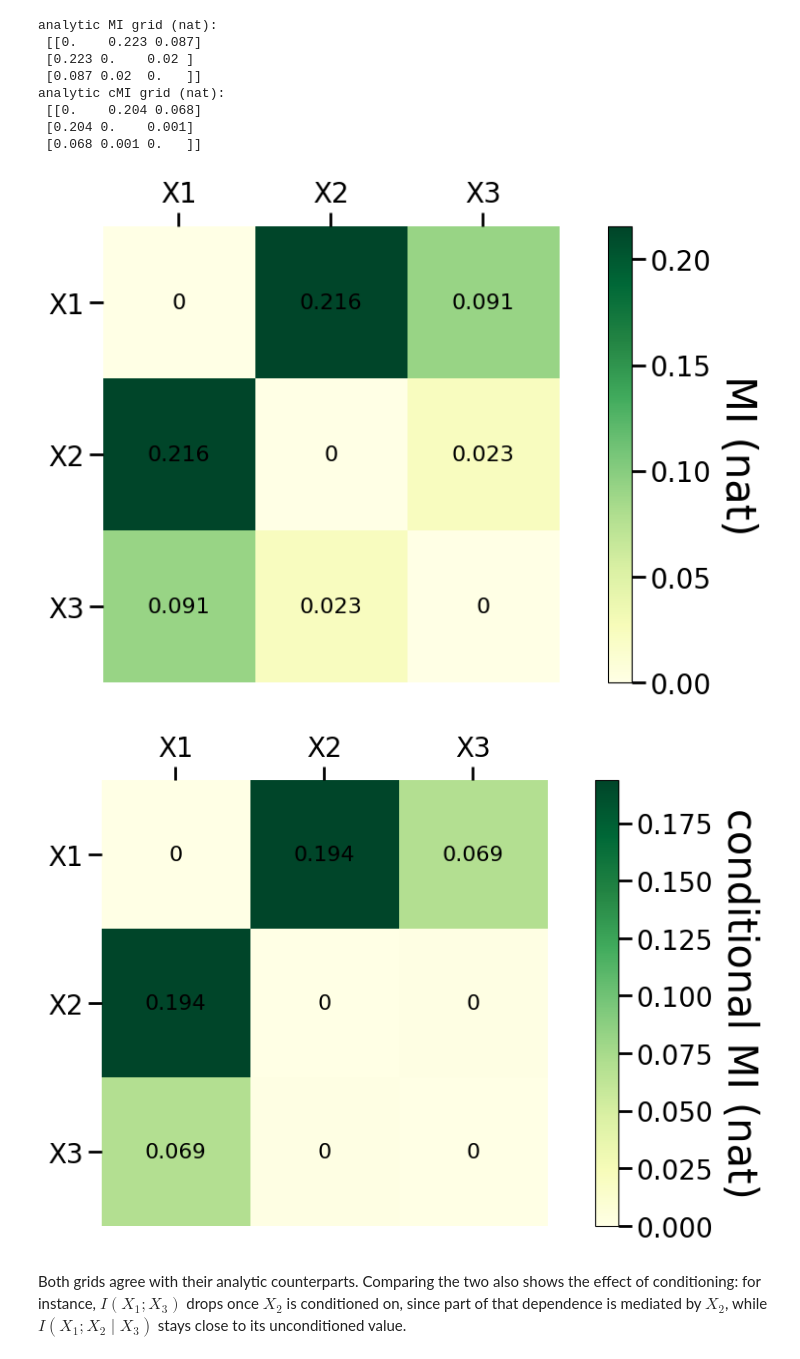
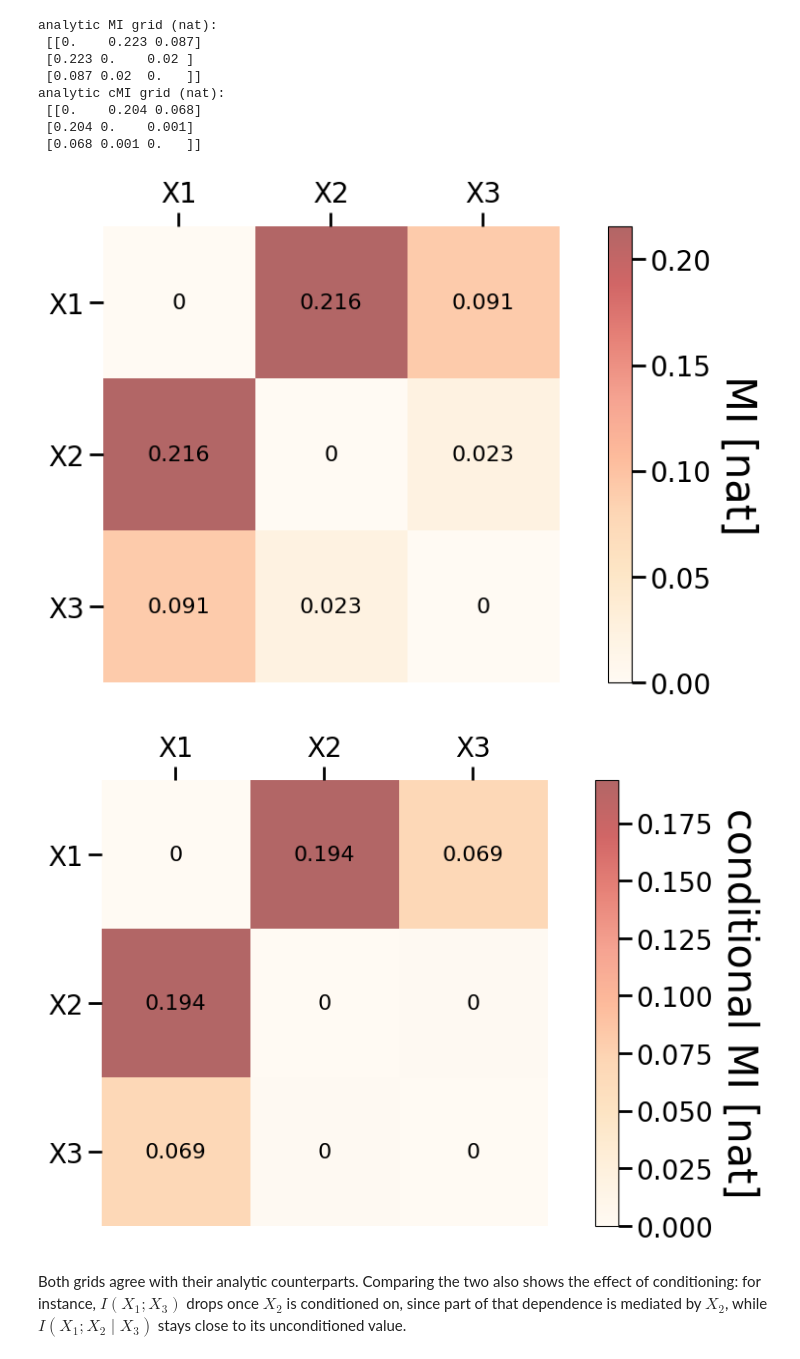
Before and after one commit to Cosmo-Pop/gmm-mi-torch, a Jupyter notebook: notebooks/walkthrough_and_pitfalls.ipynb, the cells around one changed output. Drawn from its saved outputs; the diff is of its cells as text; code cells hidden in the pictures.

```diff
--- a/notebooks/walkthrough_and_pitfalls.ipynb
+++ b/notebooks/walkthrough_and_pitfalls.ipynb
@@ -471,12 +472,12 @@ analytic cMI grid (nat):
 # %%
 for grid, title in ((mi_grid, 'MI'), (cmi_grid, 'conditional MI')):
     fig, ax = plt.subplots(1, 1, figsize=(7, 6))
     im, cbar = create_heatmap(grid, labels, labels, fsize=20, ax=ax,
-                              cmap='YlGn', vmin=0.0,
-                              cbarlabel=f'{title} (nat)')
+                              cmap='OrRd', alpha=0.6, vmin=0.0,
+                              cbarlabel=f'{title} [nat]')
     annotate_heatmap(im, valfmt='{x:.3f}', fontsize=16)
 # %% [output]
-[figure, old version]
+[figure, new version]
-[figure, old version]
+[figure, new version]
 # %% [markdown]
 Both grids agree with their analytic counterparts. Comparing the two also shows the effect of conditioning: for instance, $I(X_1; X_3)$ drops once $X_2$ is conditioned on, since part of that dependence is mediated by $X_2$, while $I(X_1; X_2 \mid X_3)$ stays close to its unconditioned value.
```
Also changed, not shown: parts of 5 cells of this notebook, 1 other file.
